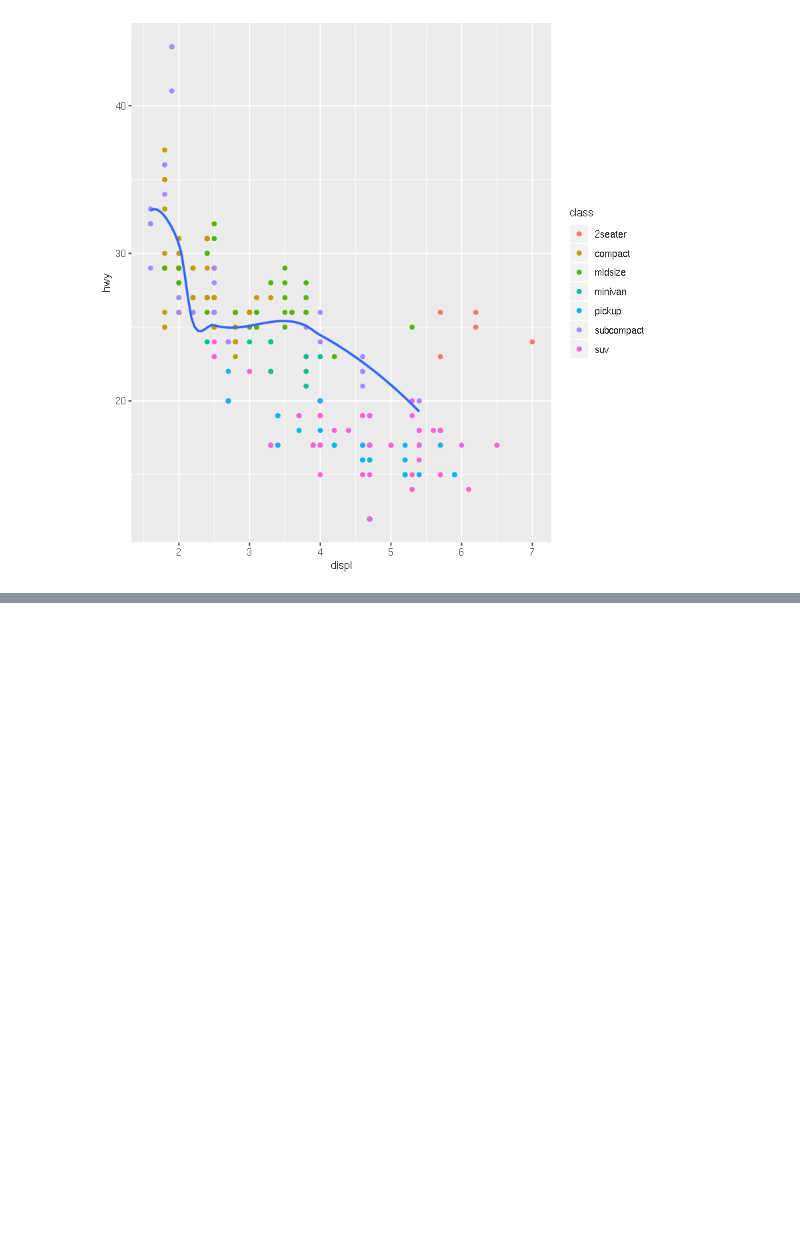
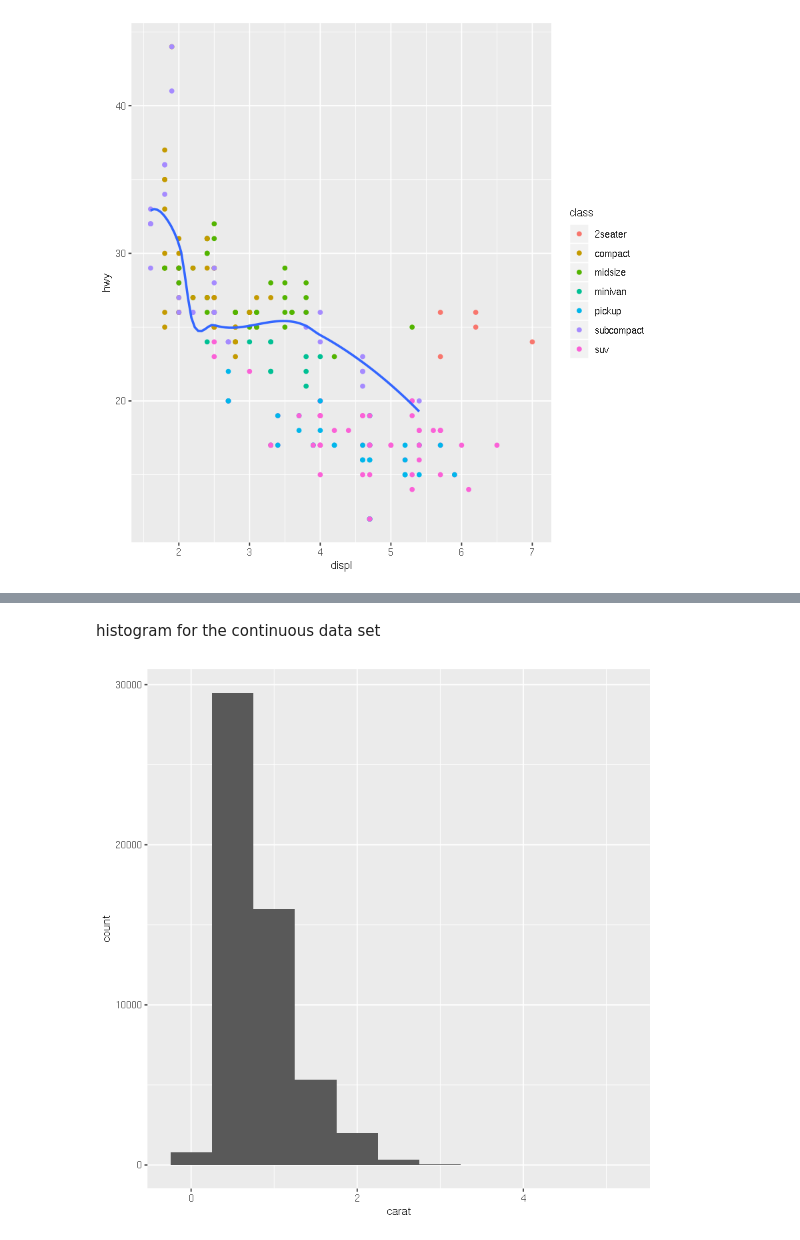
Before and after one commit to naivelogic/exploring_r, a Jupyter notebook: basics/data-visualization.ipynb, the cells around one changed output, grey strips where cells are left out. Saved outputs shown, nothing was run; the diff lists cells and outputs as text; code cells hidden in the pictures; blank space fills up the shorter version.

```diff
--- a/data-visualization.ipynb
+++ b/basics/data-visualization.ipynb
@@ -115,0 +151,7 @@ ggplot(data = mpg, mapping = aes(x = displ, y = hwy)) +
+# %% [markdown]
+histogram for the continuous data set
+# %%
+ggplot(data = diamonds ) +
+    geom_histogram(mapping = aes(x = carat), binwidth = 0.5)
+# %% [output]
+[figure, added]
```
Also changed, not shown: parts of 15 cells of this notebook.
